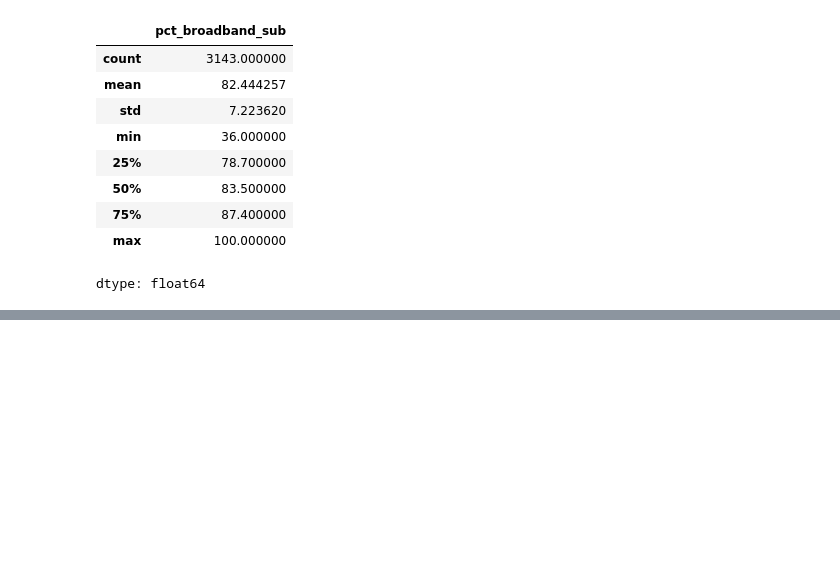
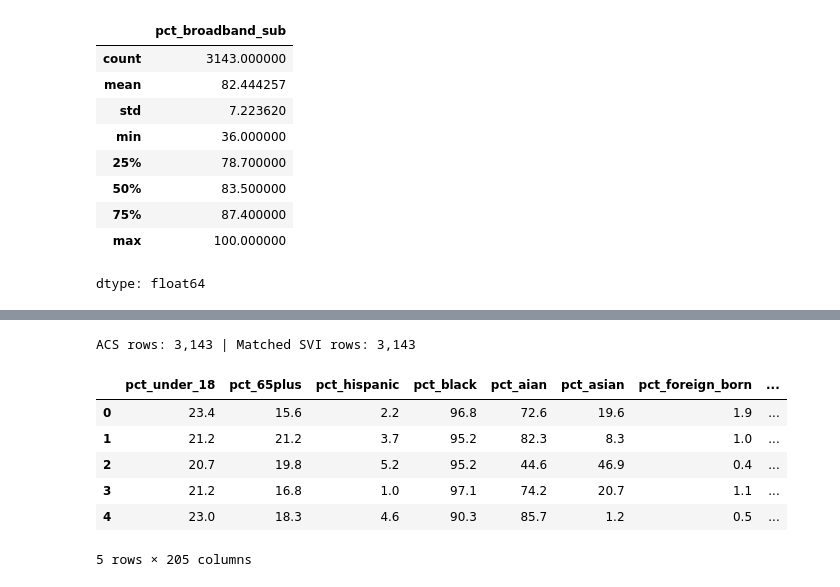
Before and after one commit to worldterminator/mess, a Jupyter notebook: hungergame.ipynb, the cells around one changed output, grey strips where cells are left out. Saved outputs shown, nothing was run; the diff lists cells and outputs as text; code cells hidden in the pictures; blank space fills up the shorter version.

```diff
--- a/hungergame.ipynb
+++ b/hungergame.ipynb
@@ -243,0 +246,9 @@ acs_all.to_csv("acs_county_2022.csv", index=False)
+# %%
+import pandas as pd
+acs = pd.read_csv("/content/acs_county_2022.csv", low_memory=False)
+
+print(acs.shape)
+print("\nACS columns:", acs.columns.tolist()[:20])  # peek-
+print("\nACS variable list:\n")
+for i, col in enumerate(acs.columns, 1):
+    print(f"{i:3}. {col}")
@@ -243,0 +343,18 @@ acs_all.to_csv("acs_county_2022.csv", index=False)
+# %%
+acs_svi = acs.merge(svi, left_on="fips", right_on="fips", how="left")
+
+# checks
+matched = acs_svi["fips"].notna().sum()
+print(f"ACS rows: {len(acs):,} | Matched SVI rows: {matched:,}")
+# %% [output]
+ACS rows: 3,143 | Matched SVI rows: 3,143
+# %%
+acs_svi.head(5)
+# %% [output]
+|  | pct_under_18 | pct_65plus | pct_hispanic | pct_black | pct_aian | pct_asian | pct_foreign_born | ... |
+| 0 | 23.4 | 15.6 | 2.2 | 96.8 | 72.6 | 19.6 | 1.9 | ... |
+| 1 | 21.2 | 21.2 | 3.7 | 95.2 | 82.3 | 8.3 | 1.0 | ... |
+| 2 | 20.7 | 19.8 | 5.2 | 95.2 | 44.6 | 46.9 | 0.4 | ... |
+| 3 | 21.2 | 16.8 | 1.0 | 97.1 | 74.2 | 20.7 | 1.1 | ... |
+| 4 | 23.0 | 18.3 | 4.6 | 90.3 | 85.7 | 1.2 | 0.5 | ... |
+5 rows × 205 columns
```
Also changed, not shown: parts of 16 cells of this notebook.
